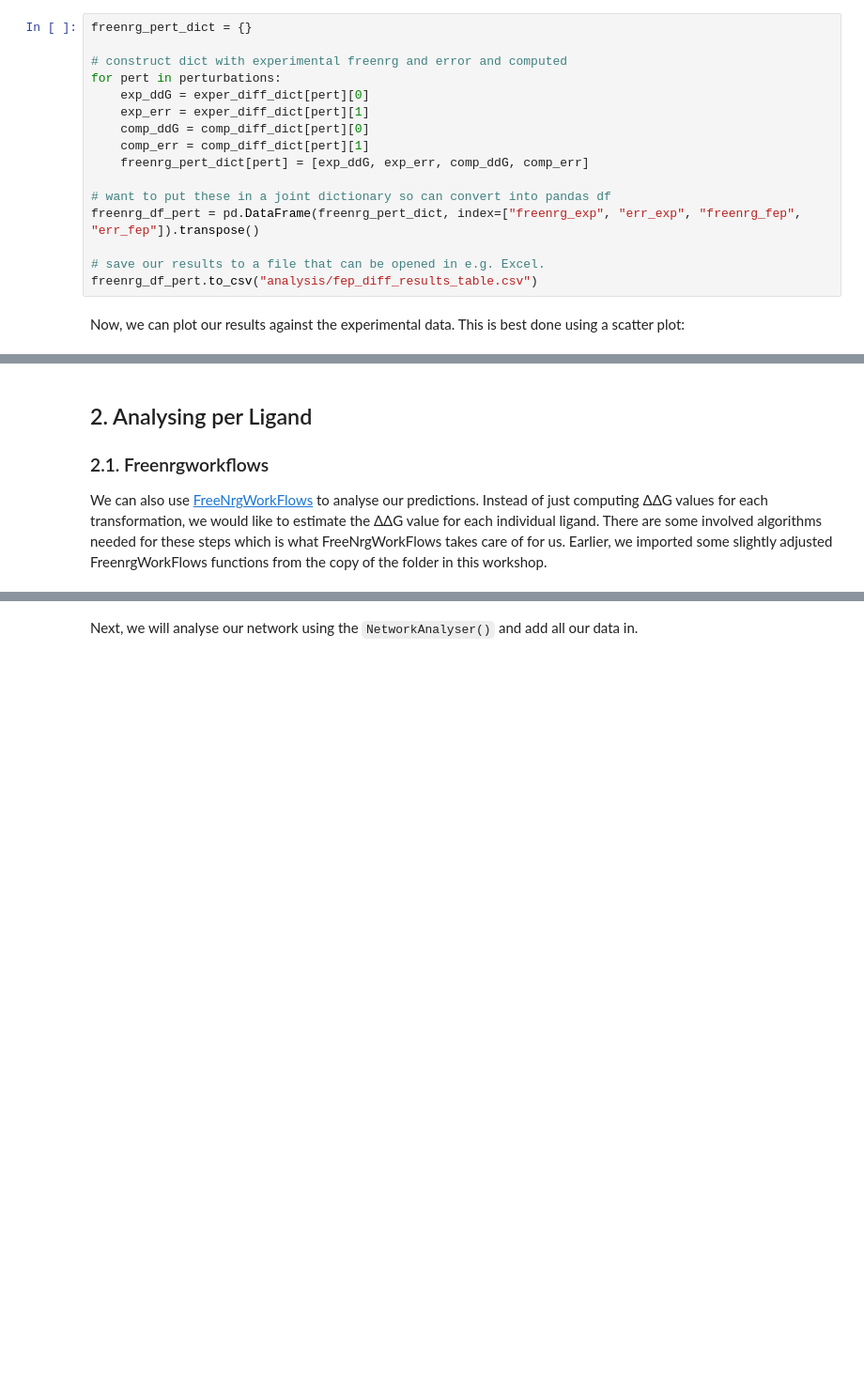
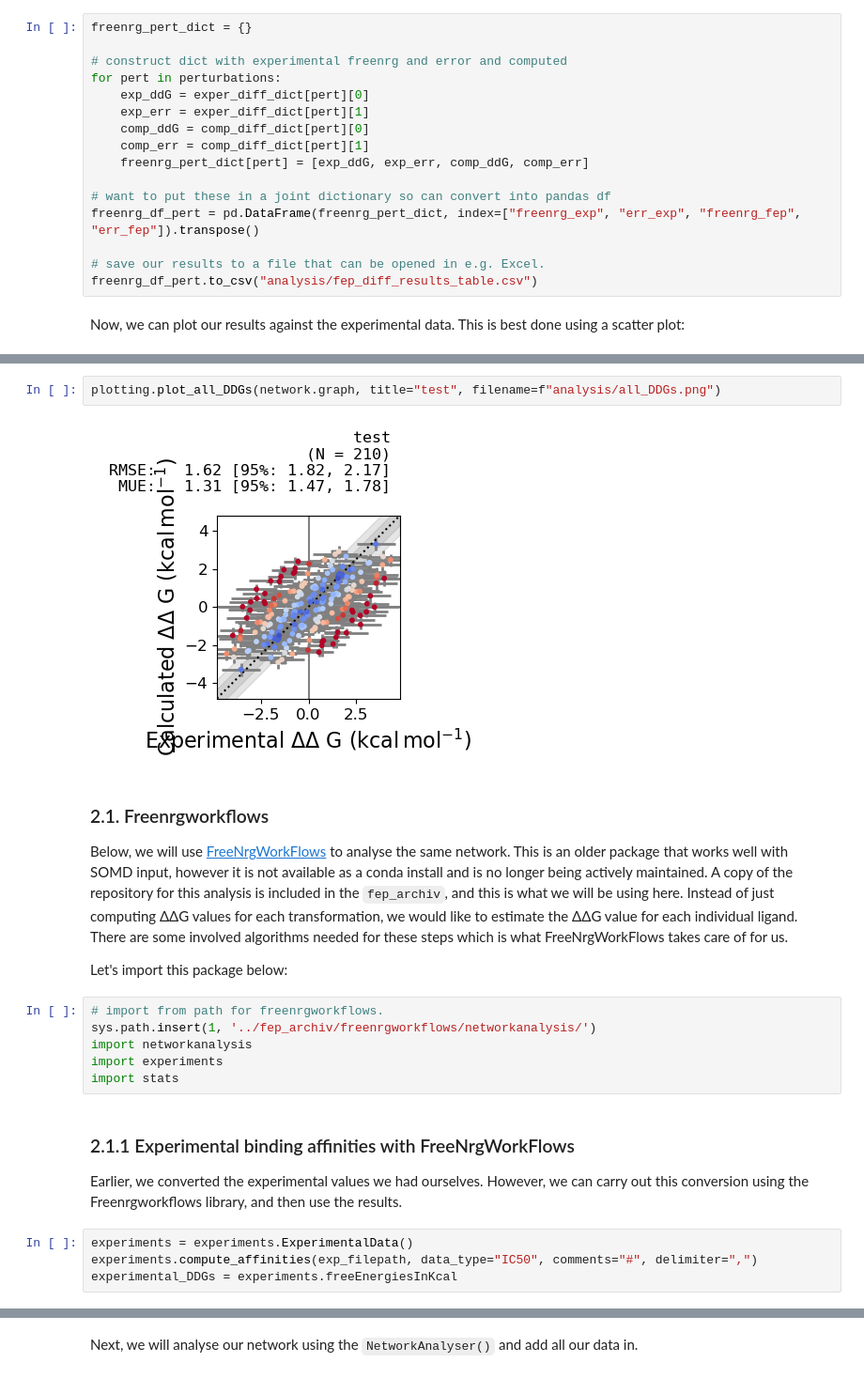
Before and after one commit to michellab/BioSimSpaceTutorials, a Jupyter notebook: 04_fep/02_RBFE/02_analysis_rbfe.ipynb, the cells around one changed output, grey strips where cells are left out. Shown at 94% size. Saved outputs shown, nothing was run; the diff lists cells and outputs as text; blank space fills up the shorter version.

```diff
--- a/04_fep/02_RBFE/02_analysis_rbfe.ipynb
+++ b/04_fep/02_RBFE/02_analysis_rbfe.ipynb
@@ -366,8 +460,27 @@ plt.show()
+# %%
+plotting.plot_all_DDGs(network.graph, title="test", filename=f"analysis/all_DDGs.png")
+# %% [output]
+[figure, added]
 # %% [markdown]
-## 2. Analysing per Ligand
-<a id="lig"></a>
 
 ### 2.1. Freenrgworkflows
 <a id="fwf"></a>
 
-We can also use [FreeNrgWorkFlows](https://github.com/michellab/freenrgworkflows) to analyse our predictions. Instead of just computing ΔΔG values for each transformation, we would like to estimate the ΔΔG value for each individual ligand. There are some involved algorithms needed for these steps which is what FreeNrgWorkFlows takes care of for us. Earlier, we imported some slightly adjusted FreenrgWorkFlows functions from the copy of the folder in this workshop.
+Below, we will use [FreeNrgWorkFlows](https://github.com/michellab/freenrgworkflows) to analyse the same network. This is an older package that works well with SOMD input, however it is not available as a conda install and is no longer being actively maintained. A copy of the repository for this analysis is included in the `fep_archiv`, and this is what we will be using here. Instead of just computing ΔΔG values for each transformation, we would like to estimate the ΔΔG value for each individual ligand. There are some involved algorithms needed for these steps which is what FreeNrgWorkFlows takes care of for us.
+
+Let's import this package below:
+# %%
+# import from path for freenrgworkflows.
+sys.path.insert(1, '../fep_archiv/freenrgworkflows/networkanalysis/')
+import networkanalysis
+import experiments
+import stats
+# %% [markdown]
+### 2.1.1 Experimental binding affinities with FreeNrgWorkFlows
+<a id="exp"></a>
+
+Earlier, we converted the experimental values we had ourselves. However, we can carry out this conversion using the Freenrgworkflows library, and then use the results.
+# %%
+experiments = experiments.ExperimentalData()
+experiments.compute_affinities(exp_filepath, data_type="IC50", comments="#", delimiter=",")
+experimental_DDGs = experiments.freeEnergiesInKcal
```
Also changed, not shown: parts of 18 cells of this notebook, 1 other file.
